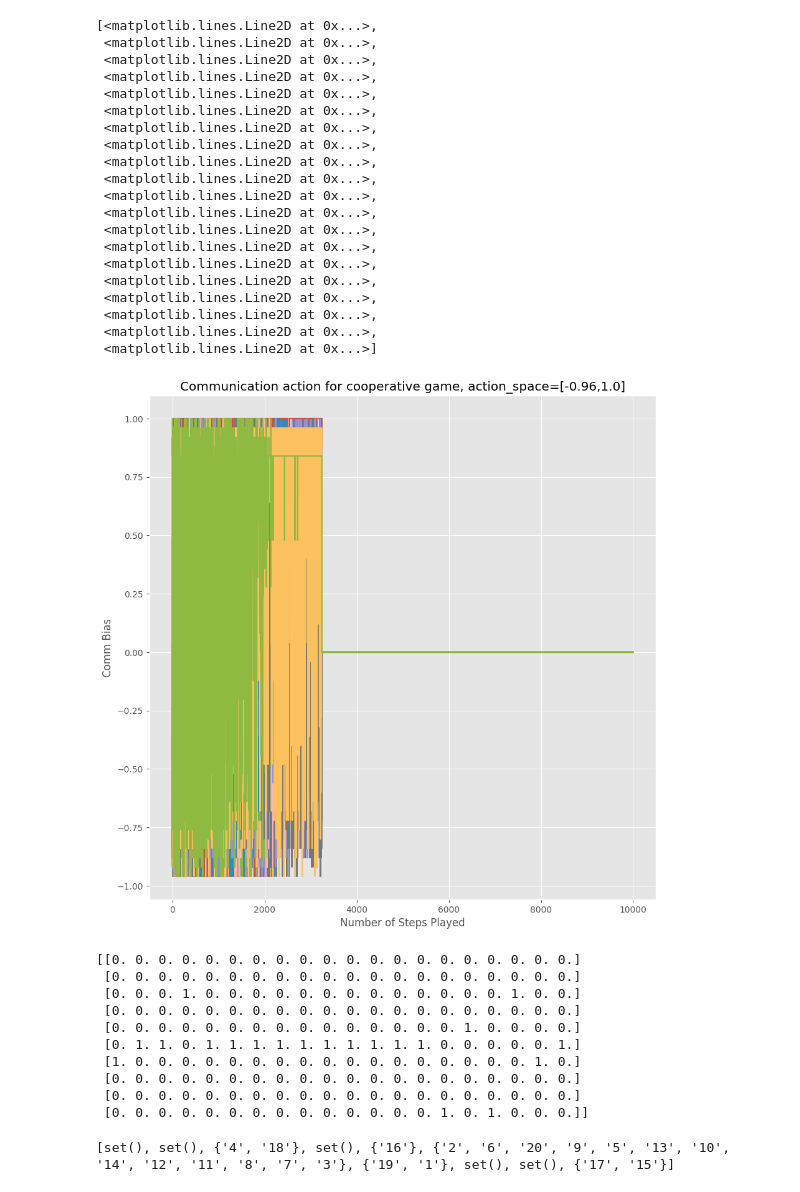
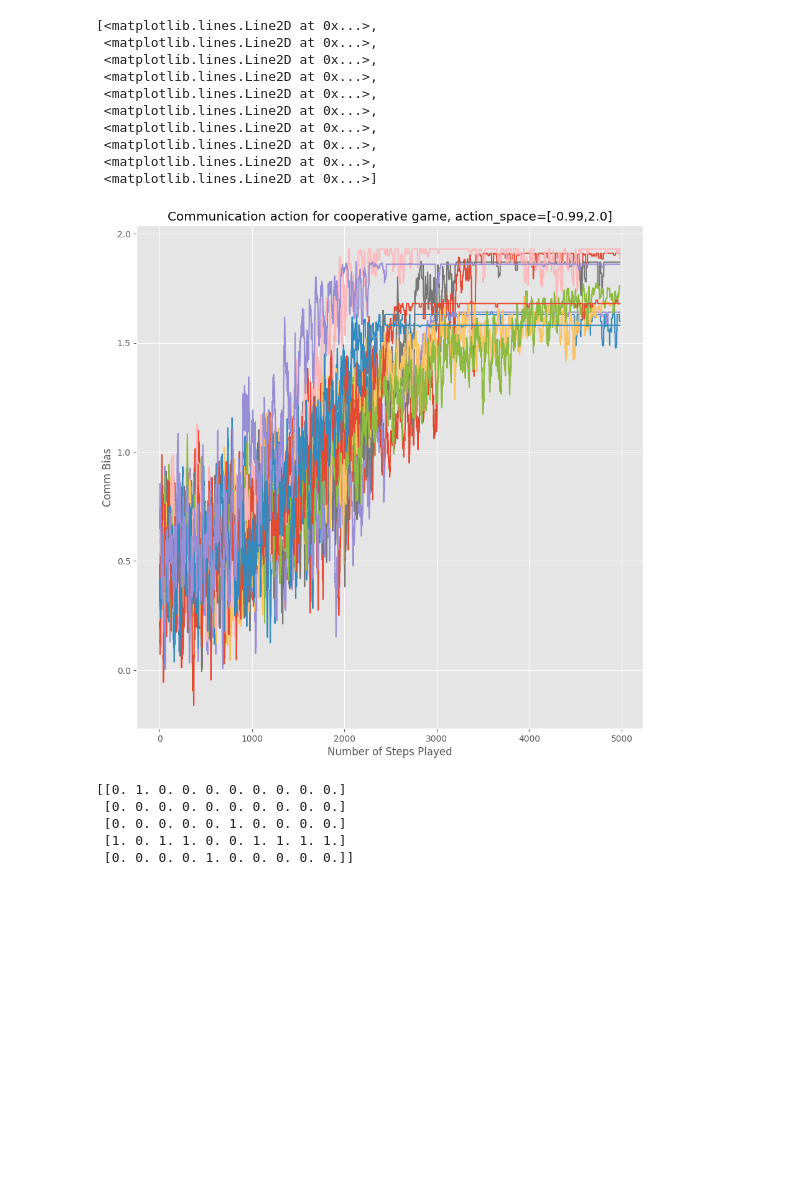
Before and after one commit to akhimoche/coop-form-marl, a Jupyter notebook: driver_code.ipynb, the cells around one changed output. Cells and saved outputs as stored; diff of their text form; code cells hidden in the pictures; blank space fills up the shorter version.

```diff
--- a/driver_code.ipynb
+++ b/driver_code.ipynb
@@ -8,10 +8,10 @@ import matplotlib.pyplot as plt
 plt.style.use('ggplot')
 # %%
 # Set constant hyperparameters
-n = 20
-num_of_tasks  = 10
+n = 10
+num_of_tasks  = 5
 num_of_sims = 1
-step_limit = 10000
+step_limit = 5000
 # %%
 lower_bound = -0.99
 upper_bound = 2.00
@@ -103,11 +86,20 @@ np.save(f'n{n}t{num_of_tasks}_actions_bc', comm_rec_actions)
 plt.style.use('ggplot')
 b = np.mean(steps_to_complete, axis=0)
 s_dev = np.std(steps_to_complete, axis=0)
+
+def moving_average(arr, window_size):
+    moving_averages = []
+    for i in range(len(arr) - window_size + 1):
+        window = arr[i:i + window_size]
+        average = sum(window) / window_size
+        moving_averages.append(average)
+    return moving_averages
+
 plt.xlabel('Number of Steps Played')
 plt.ylabel('Cumulative Average System Reward')
 plt.title(f'IAC on cooperative game; n={n}, tasks={num_of_tasks}')
 fig = plt.gcf()
 fig.set_size_inches(10.5, 10.5)
-plt.plot(b)
+plt.plot(moving_average(b,20))
 # %% [output]
 [<matplotlib.lines.Line2D at 0x...>]
@@ -115,33 +107,23 @@ plt.plot(b)
 # %%
 plt.xlabel('Number of Steps Played')
 plt.ylabel('Comm Bias')
 plt.title(f'Communication action for cooperative game, action_space=[{lower_bound},{upper_bound}]')
 fig = plt.gcf()
 fig.set_size_inches(10.5, 10.5)
 
-plt.plot(comm_rec_actions)
+plt.plot(moving_average(comm_rec_actions,20))
 # %% [output]
 [<matplotlib.lines.Line2D at 0x...>,
  <matplotlib.lines.Line2D at 0x...>,
  <matplotlib.lines.Line2D at 0x...>,
  <matplotlib.lines.Line2D at 0x...>,
  <matplotlib.lines.Line2D at 0x...>,
  <matplotlib.lines.Line2D at 0x...>,
  <matplotlib.lines.Line2D at 0x...>,
  <matplotlib.lines.Line2D at 0x...>,
  <matplotlib.lines.Line2D at 0x...>,
- <matplotlib.lines.Line2D at 0x...>,
- <matplotlib.lines.Line2D at 0x...>,
- <matplotlib.lines.Line2D at 0x...>,
- <matplotlib.lines.Line2D at 0x...>,
- <matplotlib.lines.Line2D at 0x...>,
- <matplotlib.lines.Line2D at 0x...>,
- <matplotlib.lines.Line2D at 0x...>,
- <matplotlib.lines.Line2D at 0x...>,
- <matplotlib.lines.Line2D at 0x...>,
- <matplotlib.lines.Line2D at 0x...>,
  <matplotlib.lines.Line2D at 0x...>]
-[figure, old version]
+[figure, new version]
 # %%
 # Get coalition structure
 converged_structure = np.zeros((num_of_tasks, env.n))
@@ -154,17 +136,8 @@ for C in env.CS:
 print(converged_structure)
 np.save(f'n{n}t{num_of_tasks}_cstruct_cnf0.npy', converged_structure)
 # %% [output]
-[[0. 0. 0. 0. 0. 0. 0. 0. 0. 0. 0. 0. 0. 0. 0. 0. 0. 0. 0. 0.]
- [0. 0. 0. 0. 0. 0. 0. 0. 0. 0. 0. 0. 0. 0. 0. 0. 0. 0. 0. 0.]
- [0. 0. 0. 1. 0. 0. 0. 0. 0. 0. 0. 0. 0. 0. 0. 0. 0. 1. 0. 0.]
- [0. 0. 0. 0. 0. 0. 0. 0. 0. 0. 0. 0. 0. 0. 0. 0. 0. 0. 0. 0.]
- [0. 0. 0. 0. 0. 0. 0. 0. 0. 0. 0. 0. 0. 0. 0. 1. 0. 0. 0. 0.]
- [0. 1. 1. 0. 1. 1. 1. 1. 1. 1. 1. 1. 1. 1. 0. 0. 0. 0. 0. 1.]
- [1. 0. 0. 0. 0. 0. 0. 0. 0. 0. 0. 0. 0. 0. 0. 0. 0. 0. 1. 0.]
- [0. 0. 0. 0. 0. 0. 0. 0. 0. 0. 0. 0. 0. 0. 0. 0. 0. 0. 0. 0.]
- [0. 0. 0. 0. 0. 0. 0. 0. 0. 0. 0. 0. 0. 0. 0. 0. 0. 0. 0. 0.]
- [0. 0. 0. 0. 0. 0. 0. 0. 0. 0. 0. 0. 0. 0. 1. 0. 1. 0. 0. 0.]]
+[[0. 1. 0. 0. 0. 0. 0. 0. 0. 0.]
+ [0. 0. 0. 0. 0. 0. 0. 0. 0. 0.]
+ [0. 0. 0. 0. 0. 1. 0. 0. 0. 0.]
+ [1. 0. 1. 1. 0. 0. 1. 1. 1. 1.]
+ [0. 0. 0. 0. 1. 0. 0. 0. 0. 0.]]
-# %%
-print(env.CS)
-# %% [output]
-[set(), set(), {'4', '18'}, set(), {'16'}, {'2', '6', '20', '9', '5', '13', '10', '14', '12', '11', '8', '7', '3'}, {'19', '1'}, set(), set(), {'17', '15'}]
```
Also changed, not shown: parts of 6 cells of this notebook, 16 other files.
